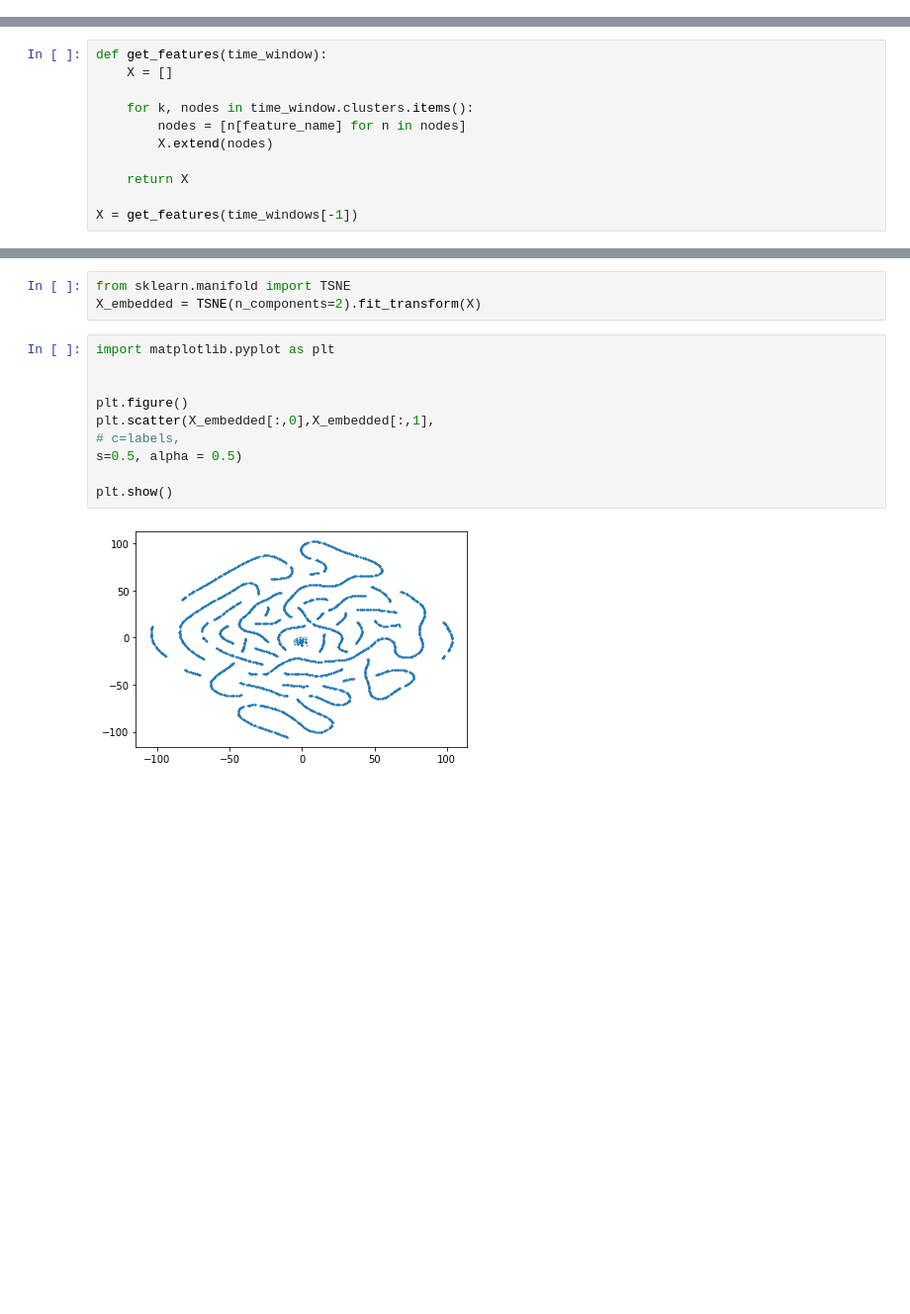
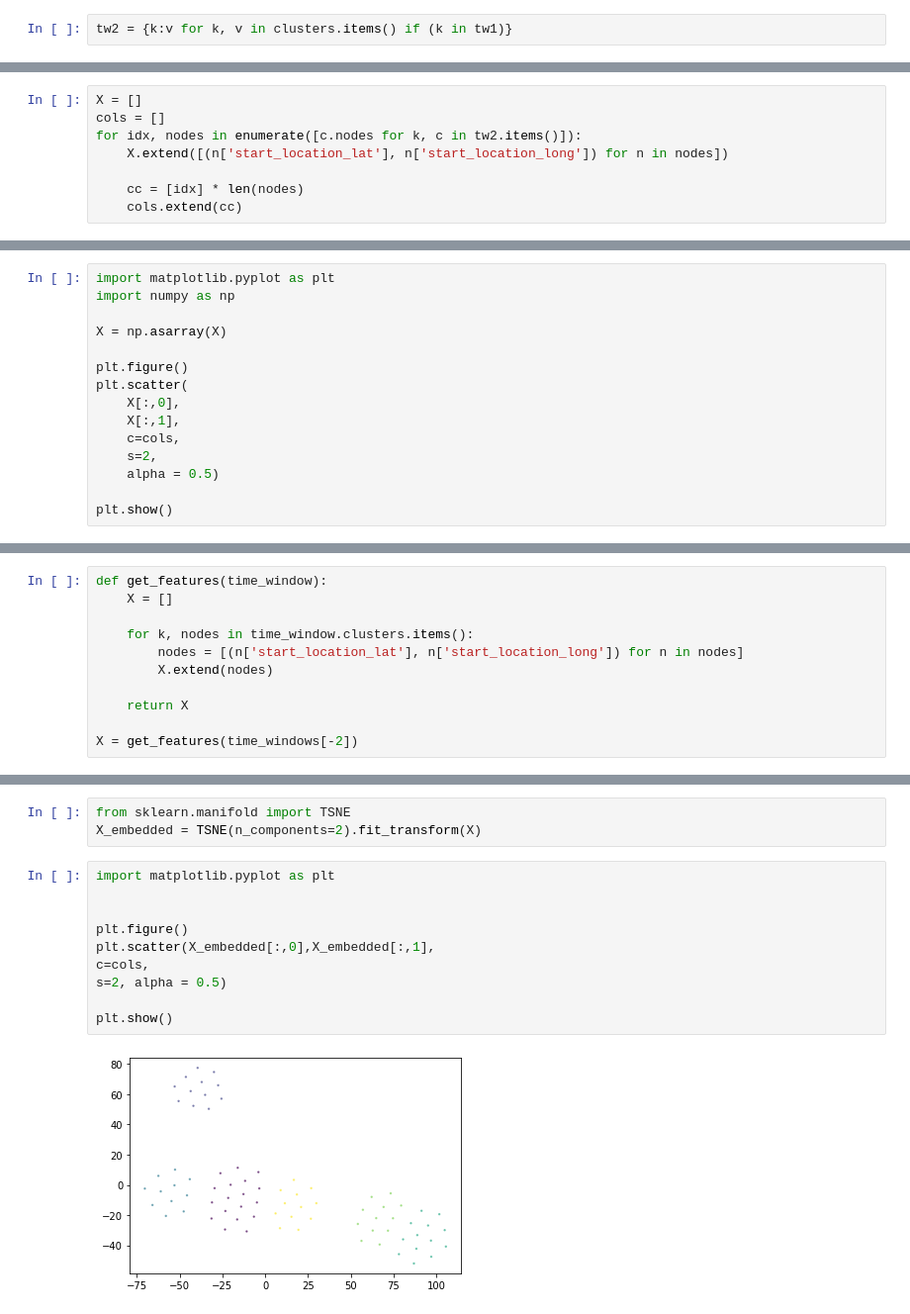
Before and after one commit to Alexx882/CA-CEP-model, a Jupyter notebook: data_analysis.ipynb, the cells around one changed output, grey strips where cells are left out. Shown at 99% size. Drawn from its saved outputs; the diff is of its cells as text; blank space fills up the shorter version.

```diff
--- a/data_analysis.ipynb
+++ b/data_analysis.ipynb
@@ -195,0 +265,2 @@ for r, _, files in os.walk(f'data/youtube/raw/timeslices/{layer}'):
+# %%
+tw2 = {k:v for k, v in clusters.items() if (k in tw1)}
@@ -195,0 +275,8 @@ for r, _, files in os.walk(f'data/youtube/raw/timeslices/{layer}'):
+# %%
+X = []
+cols = []
+for idx, nodes in enumerate([c.nodes for k, c in tw2.items()]):
+    X.extend([(n['start_location_lat'], n['start_location_long']) for n in nodes])
+
+    cc = [idx] * len(nodes)
+    cols.extend(cc)
@@ -195,0 +289,15 @@ for r, _, files in os.walk(f'data/youtube/raw/timeslices/{layer}'):
+# %%
+import matplotlib.pyplot as plt
+import numpy as np
+
+X = np.asarray(X)
+
+plt.figure()
+plt.scatter(
+    X[:,0],
+    X[:,1],
+    c=cols,
+    s=2,
+    alpha = 0.5)
+
+plt.show()
@@ -198,9 +311,9 @@ def get_features(time_window):
     X = []
 
     for k, nodes in time_window.clusters.items():
-        nodes = [n[feature_name] for n in nodes]
+        nodes = [(n['start_location_lat'], n['start_location_long']) for n in nodes]
         X.extend(nodes)
 
     return X
 
-X = get_features(time_windows[-1])
+X = get_features(time_windows[-2])
@@ -214,12 +330,12 @@ X_embedded = TSNE(n_components=2).fit_transform(X)
 # %%
 import matplotlib.pyplot as plt
 
 
 plt.figure()
 plt.scatter(X_embedded[:,0],X_embedded[:,1],
-# c=labels,
-s=0.5, alpha = 0.5)
+c=cols,
+s=2, alpha = 0.5)
 
 plt.show()
 # %% [output]
-[figure, old version]
+[figure, new version]
```
Also changed, not shown: parts of 29 cells of this notebook, 5 other files.
